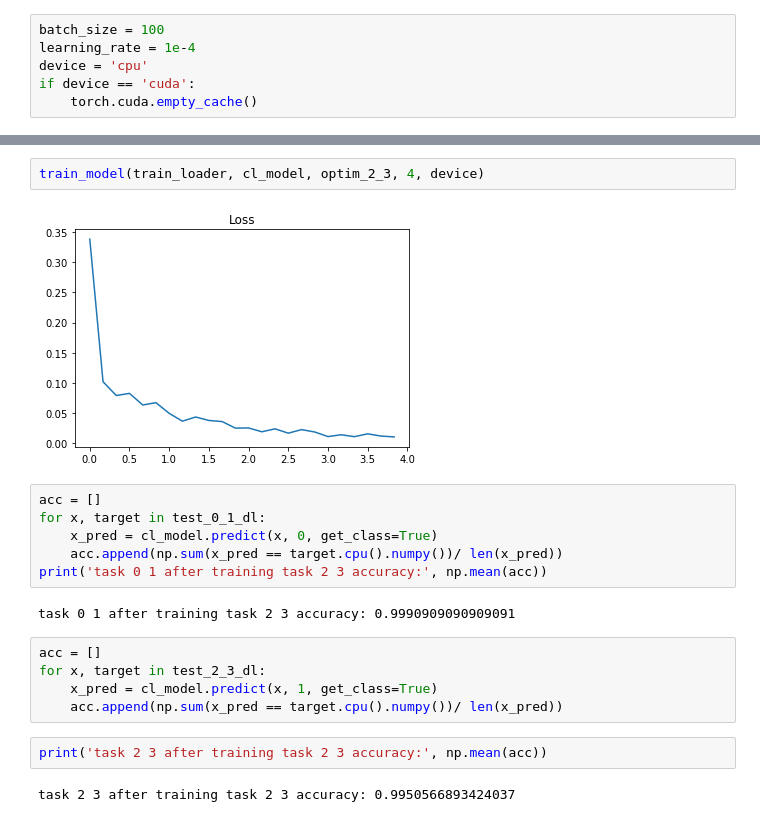
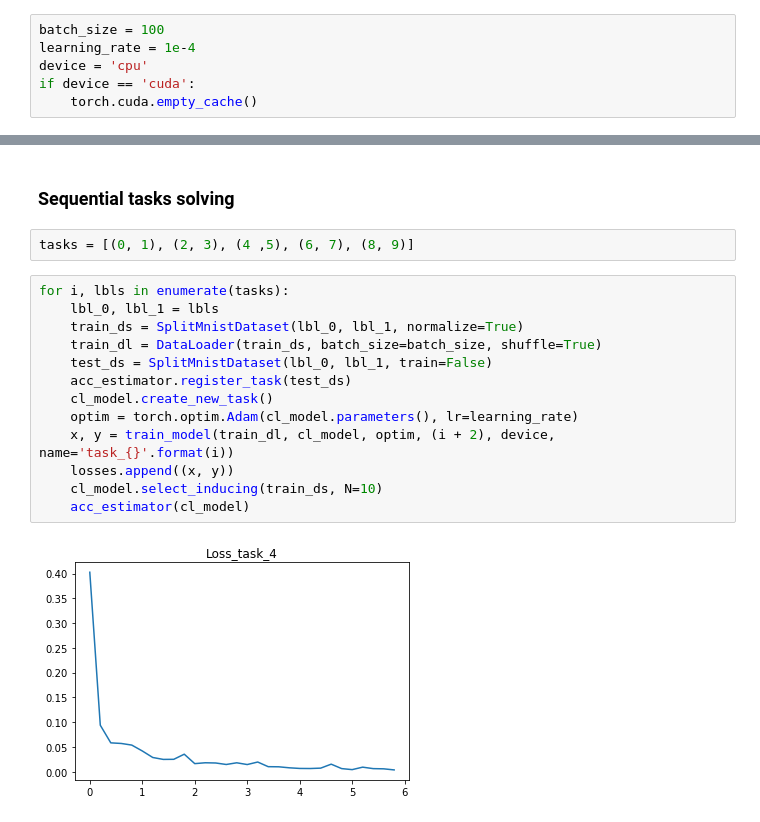
Before and after one commit to AndreevP/FRCL, a Jupyter notebook: notebooks/split_mnist_baseline.ipynb, the cells around one changed output, grey strips where cells are left out. Cells and saved outputs as stored; diff of their text form.

Commit message:
improving CLBaseline, expanding baseline split-mnist, adding accuracy estimator

```diff
--- a/notebooks/split_mnist_baseline.ipynb
+++ b/notebooks/split_mnist_baseline.ipynb
@@ -135,21 +82,19 @@ train_loader.append(train_2_3_dataset, batch_size)
-# %%
-train_model(train_loader, cl_model, optim_2_3, 4, device)
-# %% [output]
-[figure, removed]
-# %%
-acc = []
-for x, target in test_0_1_dl:
-    x_pred = cl_model.predict(x, 0, get_class=True)
-    acc.append(np.sum(x_pred == target.cpu().numpy())/ len(x_pred))
-print('task 0 1 after training task 2 3 accuracy:', np.mean(acc))
-# %% [output]
-task 0 1 after training task 2 3 accuracy: 0.9990909090909091
-# %%
-acc = []
-for x, target in test_2_3_dl:
-    x_pred = cl_model.predict(x, 1, get_class=True)
-    acc.append(np.sum(x_pred == target.cpu().numpy())/ len(x_pred))
-# %%
-print('task 2 3 after training task 2 3 accuracy:', np.mean(acc))
-# %% [output]
-task 2 3 after training task 2 3 accuracy: 0.9950566893424037
+# %% [markdown]
+### Sequential tasks solving
+# %%
+tasks = [(0, 1), (2, 3), (4 ,5), (6, 7), (8, 9)]
+# %%
+for i, lbls in enumerate(tasks):
+    lbl_0, lbl_1 = lbls
+    train_ds = SplitMnistDataset(lbl_0, lbl_1, normalize=True)
+    train_dl = DataLoader(train_ds, batch_size=batch_size, shuffle=True)
+    test_ds = SplitMnistDataset(lbl_0, lbl_1, train=False)
+    acc_estimator.register_task(test_ds)
+    cl_model.create_new_task()
+    optim = torch.optim.Adam(cl_model.parameters(), lr=learning_rate)
+    x, y = train_model(train_dl, cl_model, optim, (i + 2), device, name='task_{}'.format(i))
+    losses.append((x, y))
+    cl_model.select_inducing(train_ds, N=10)
+    acc_estimator(cl_model)
+# %% [output]
+[figure, added]
```
Also changed, not shown: parts of 24 cells of this notebook, 3 other files.
